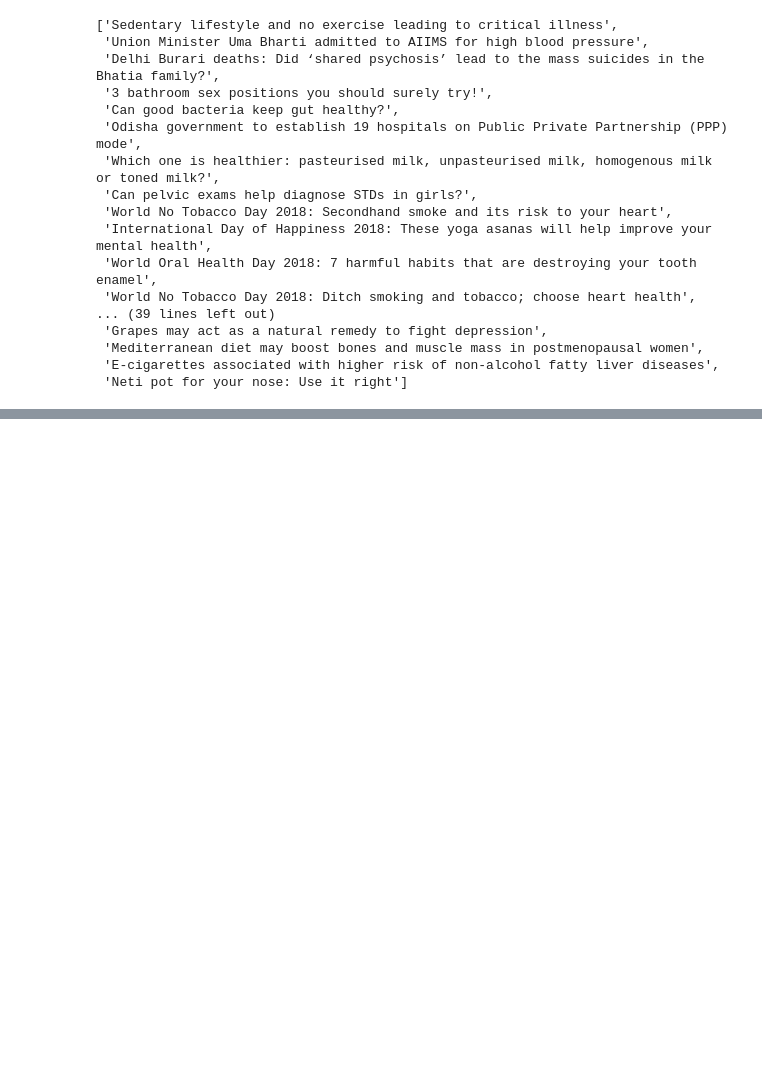
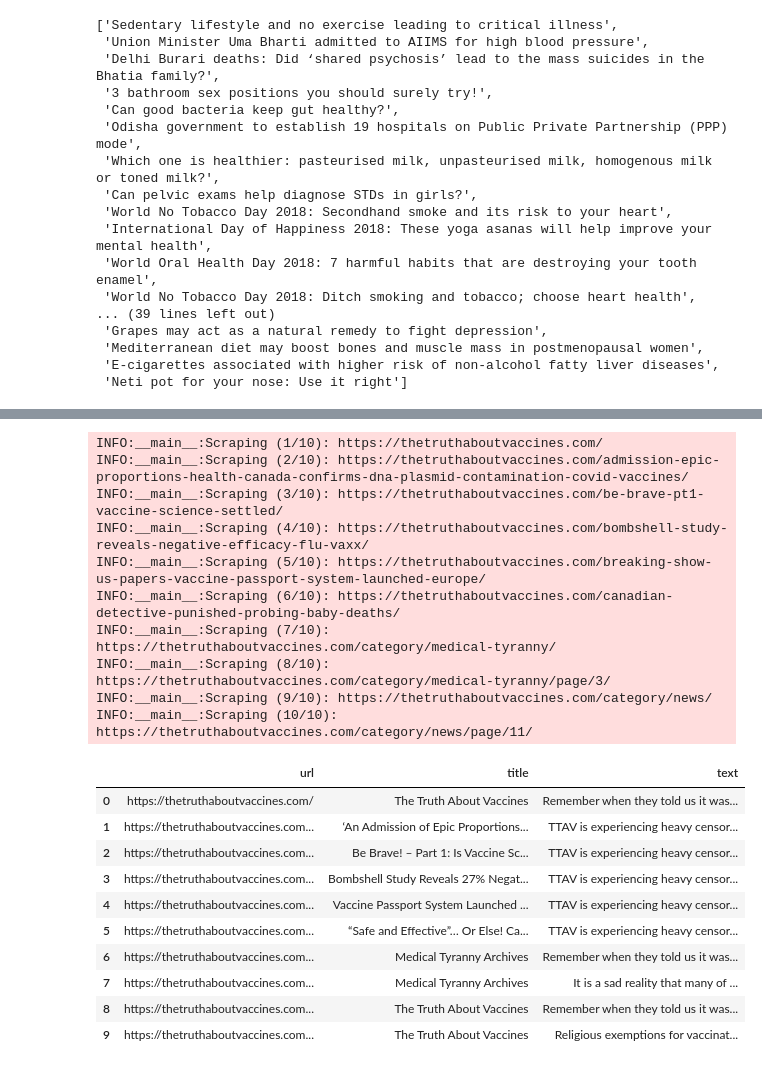
Before and after one commit to ssgrummons/fake-news-classifier, a Jupyter notebook: notebooks/04_additional_data_scraping.ipynb, the cells around one changed output, grey strips where cells are left out. Cells and saved outputs as stored; diff of their text form; code cells hidden in the pictures; blank space fills up the shorter version.

Commit message:
MC4 Didn't work.  Moving to manual scraping

```diff
--- a/notebooks/04_additional_data_scraping.ipynb
+++ b/notebooks/04_additional_data_scraping.ipynb
@@ -213,0 +480,3 @@ bs_dataset['title']
+# %%
+urls = query_cc_index("www.naturalnews.com", "202*", limit=20)
+print(urls[:5])
@@ -213,0 +485,38 @@ bs_dataset['title']
+# %%
+import pandas as pd
+from newspaper import Article
+import logging
+
+logging.basicConfig(level=logging.INFO)
+logger = logging.getLogger(__name__)
+
+def scrape_articles(urls: list[str], max_words: int = 500) -> pd.DataFrame:
+    """
+    Scrape full text from a list of article URLs using newspaper3k.
+
+    Args:
+        urls (list[str]): List of article URLs.
+        max_words (int): Max number of words to retain from article text.
+
+    Returns:
+        pd.DataFrame: DataFrame with columns ['url', 'title', 'text'].
+    """
+    data = []
+    for i, url in enumerate(urls):
+        try:
+            logger.info(f"Scraping ({i+1}/{len(urls)}): {url}")
+            article = Article(url)
+            article.download()
+            article.parse()
+            words = article.text.split()
+            truncated_text = " ".join(words[:max_words])
+            data.append({
+                "url": url,
+                "title": article.title,
+                "text": truncated_text
+            })
+        except Exception as e:
+            logger.warning(f"Failed to scrape {url}: {e}")
+            continue
+
+    return pd.DataFrame(data)
@@ -213,0 +691,26 @@ bs_dataset['title']
+# %%
+urls = query_cc_index("thetruthaboutvaccines.com", "*", limit=10)
+mydf = scrape_articles(urls, max_words=500)
+mydf.head(15)
+# %% [output]
+INFO:__main__:Scraping (1/10): https://thetruthaboutvaccines.com/
+INFO:__main__:Scraping (2/10): https://thetruthaboutvaccines.com/admission-epic-proportions-health-canada-confirms-dna-plasmid-contamination-covid-vaccines/
+INFO:__main__:Scraping (3/10): https://thetruthaboutvaccines.com/be-brave-pt1-vaccine-science-settled/
+INFO:__main__:Scraping (4/10): https://thetruthaboutvaccines.com/bombshell-study-reveals-negative-efficacy-flu-vaxx/
+INFO:__main__:Scraping (5/10): https://thetruthaboutvaccines.com/breaking-show-us-papers-vaccine-passport-system-launched-europe/
+INFO:__main__:Scraping (6/10): https://thetruthaboutvaccines.com/canadian-detective-punished-probing-baby-deaths/
+INFO:__main__:Scraping (7/10): https://thetruthaboutvaccines.com/category/medical-tyranny/
+INFO:__main__:Scraping (8/10): https://thetruthaboutvaccines.com/category/medical-tyranny/page/3/
+INFO:__main__:Scraping (9/10): https://thetruthaboutvaccines.com/category/news/
+INFO:__main__:Scraping (10/10): https://thetruthaboutvaccines.com/category/news/page/11/
+|  | url | title | text |
+| 0 | https://thetruthaboutvaccines.com/ | The Truth About Vaccines | Remember when they told us it was... |
+| 1 | https://thetruthaboutvaccines.com... | ‘An Admission of Epic Proportions... | TTAV is experiencing heavy censor... |
+| 2 | https://thetruthaboutvaccines.com... | Be Brave! – Part 1: Is Vaccine Sc... | TTAV is experiencing heavy censor... |
+| 3 | https://thetruthaboutvaccines.com... | Bombshell Study Reveals 27% Negat... | TTAV is experiencing heavy censor... |
+| 4 | https://thetruthaboutvaccines.com... | Vaccine Passport System Launched ... | TTAV is experiencing heavy censor... |
+| 5 | https://thetruthaboutvaccines.com... | “Safe and Effective”… Or Else! Ca... | TTAV is experiencing heavy censor... |
+| 6 | https://thetruthaboutvaccines.com... | Medical Tyranny Archives | Remember when they told us it was... |
+| 7 | https://thetruthaboutvaccines.com... | Medical Tyranny Archives | It is a sad reality that many of ... |
+| 8 | https://thetruthaboutvaccines.com... | The Truth About Vaccines | Remember when they told us it was... |
+| 9 | https://thetruthaboutvaccines.com... | The Truth About Vaccines | Religious exemptions for vaccinat... |
```
Also changed, not shown: parts of 22 cells of this notebook, 2 other files.
